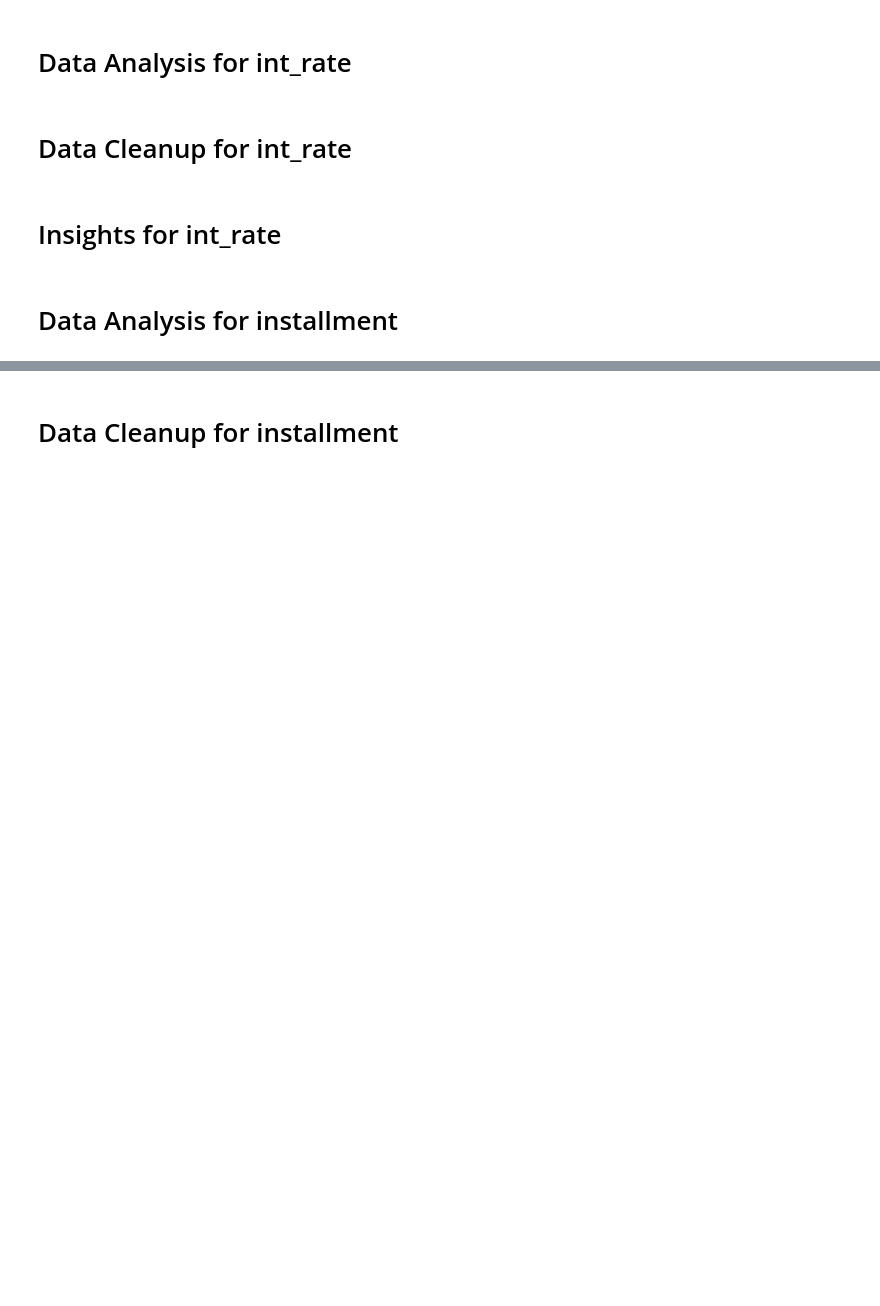
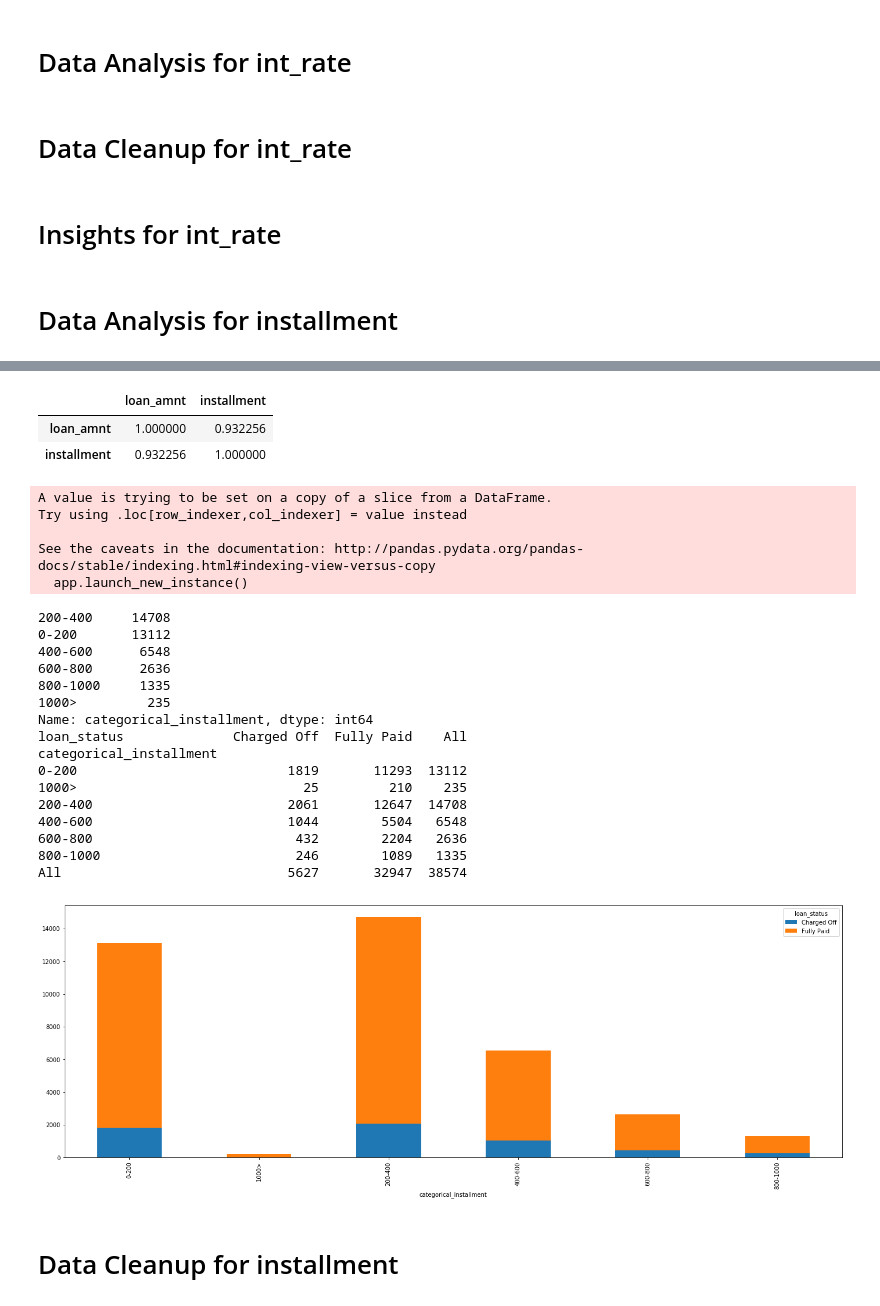
Before and after one commit to amirivija/EDA, a Jupyter notebook: group_assignment.ipynb, the cells around one changed output, grey strips where cells are left out. Saved outputs shown, nothing was run; the diff lists cells and outputs as text; code cells hidden in the pictures; blank space fills up the shorter version.

```diff
--- a/group_assignment.ipynb
+++ b/group_assignment.ipynb
@@ -431,2 +497,51 @@ Higher tenure leads to higher default rates.
+# %%
+# corelation between loan amount and funded amount
+lending_club[['loan_amnt', 'installment']].corr()
+# %% [output]
+|  | loan_amnt | installment |
+| loan_amnt | 1.000000 | 0.932256 |
+| installment | 0.932256 | 1.000000 |
+# %%
+#categorizing the installment to bins to get better insights
+def categorizefunc(x):
+    if (x>0 and x<=200) :
+        return '0-200'
+    elif (x>200 and x<=400):
+        return '200-400'
+    elif(x>400 and x<=600):
+        return '400-600'
+    elif(x>600 and x<=800):
+        return '600-800'
+    elif(x>800 and x<=1000):
+        return '800-1000'
+    else:
+        return '1000>'
+
+lending_club['categorical_installment']=lending_club['installment'].apply(categorizefunc)
+lending_club['categorical_installment']
+do_analysis_categorical(lending_club, 'categorical_installment')
+# %% [output]
+A value is trying to be set on a copy of a slice from a DataFrame.
+Try using .loc[row_indexer,col_indexer] = value instead
+
+See the caveats in the documentation: http://pandas.pydata.org/pandas-docs/stable/indexing.html#indexing-view-versus-copy
+  app.launch_new_instance()
+200-400     14708
+0-200       13112
+400-600      6548
+600-800      2636
+800-1000     1335
+1000>         235
+Name: categorical_installment, dtype: int64
+loan_status              Charged Off  Fully Paid    All
+categorical_installment
+0-200                           1819       11293  13112
+1000>                             25         210    235
+200-400                         2061       12647  14708
+400-600                         1044        5504   6548
+600-800                          432        2204   2636
+800-1000                         246        1089   1335
+All                             5627       32947  38574
+[figure, added]
 # %% [markdown]
 # Data Cleanup for installment
```
Also changed, not shown: parts of 105 cells of this notebook.
